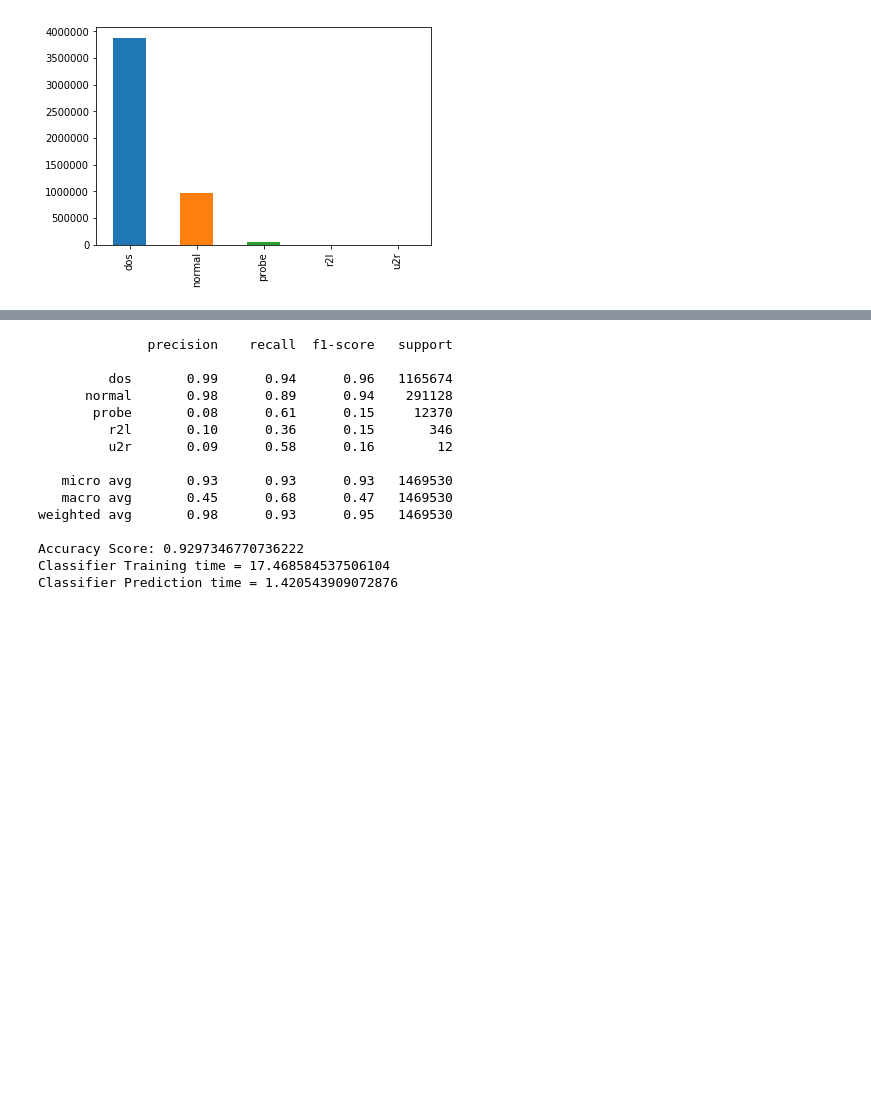
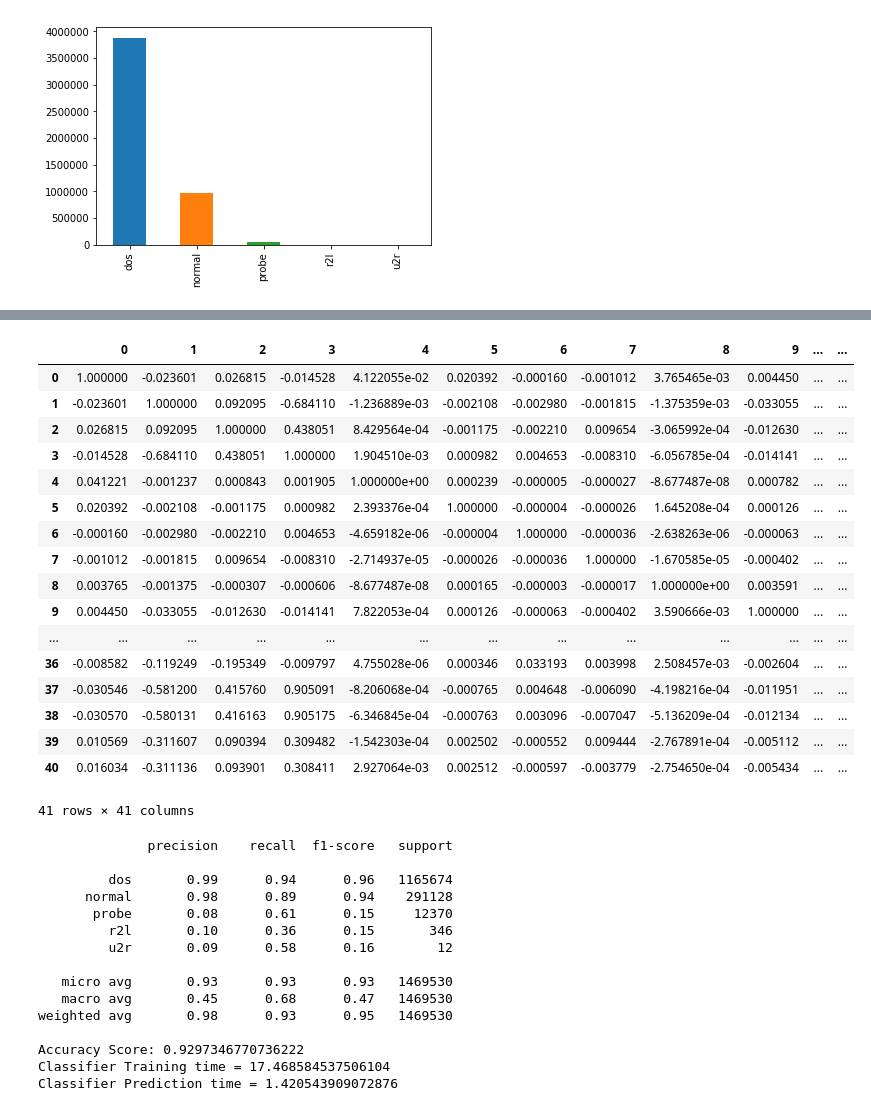
Before and after one commit to dtangster/cmpe255-project, a Jupyter notebook: Data_Exploration.ipynb, the cells around one changed output, grey strips where cells are left out. Drawn from its saved outputs; the diff is of its cells as text; code cells hidden in the pictures; blank space fills up the shorter version.

Commit message:
added describe and corr for whole dataset

```diff
--- a/Data_Exploration.ipynb
+++ b/Data_Exploration.ipynb
@@ -507,3 +521,26 @@ Name: 41, dtype: int64
+# %%
+'''Display Correlation Matrix 100%,
+the column we are interested is column 41 which is the label '''
+train_data_2.corr()
+# %% [output]
+|  | 0 | 1 | 2 | 3 | 4 | 5 | 6 | 7 | 8 | 9 | ... | ... |
+| 0 | 1.000000 | -0.023601 | 0.026815 | -0.014528 | 4.122055e-02 | 0.020392 | -0.000160 | -0.001012 | 3.765465e-03 | 0.004450 | ... | ... |
+| 1 | -0.023601 | 1.000000 | 0.092095 | -0.684110 | -1.236889e-03 | -0.002108 | -0.002980 | -0.001815 | -1.375359e-03 | -0.033055 | ... | ... |
+| 2 | 0.026815 | 0.092095 | 1.000000 | 0.438051 | 8.429564e-04 | -0.001175 | -0.002210 | 0.009654 | -3.065992e-04 | -0.012630 | ... | ... |
+| 3 | -0.014528 | -0.684110 | 0.438051 | 1.000000 | 1.904510e-03 | 0.000982 | 0.004653 | -0.008310 | -6.056785e-04 | -0.014141 | ... | ... |
+| 4 | 0.041221 | -0.001237 | 0.000843 | 0.001905 | 1.000000e+00 | 0.000239 | -0.000005 | -0.000027 | -8.677487e-08 | 0.000782 | ... | ... |
+| 5 | 0.020392 | -0.002108 | -0.001175 | 0.000982 | 2.393376e-04 | 1.000000 | -0.000004 | -0.000026 | 1.645208e-04 | 0.000126 | ... | ... |
+| 6 | -0.000160 | -0.002980 | -0.002210 | 0.004653 | -4.659182e-06 | -0.000004 | 1.000000 | -0.000036 | -2.638263e-06 | -0.000063 | ... | ... |
+| 7 | -0.001012 | -0.001815 | 0.009654 | -0.008310 | -2.714937e-05 | -0.000026 | -0.000036 | 1.000000 | -1.670585e-05 | -0.000402 | ... | ... |
+| 8 | 0.003765 | -0.001375 | -0.000307 | -0.000606 | -8.677487e-08 | 0.000165 | -0.000003 | -0.000017 | 1.000000e+00 | 0.003591 | ... | ... |
+| 9 | 0.004450 | -0.033055 | -0.012630 | -0.014141 | 7.822053e-04 | 0.000126 | -0.000063 | -0.000402 | 3.590666e-03 | 1.000000 | ... | ... |
+| ... | ... | ... | ... | ... | ... | ... | ... | ... | ... | ... | ... | ... |
+| 36 | -0.008582 | -0.119249 | -0.195349 | -0.009797 | 4.755028e-06 | 0.000346 | 0.033193 | 0.003998 | 2.508457e-03 | -0.002604 | ... | ... |
+| 37 | -0.030546 | -0.581200 | 0.415760 | 0.905091 | -8.206068e-04 | -0.000765 | 0.004648 | -0.006090 | -4.198216e-04 | -0.011951 | ... | ... |
+| 38 | -0.030570 | -0.580131 | 0.416163 | 0.905175 | -6.346845e-04 | -0.000763 | 0.003096 | -0.007047 | -5.136209e-04 | -0.012134 | ... | ... |
+| 39 | 0.010569 | -0.311607 | 0.090394 | 0.309482 | -1.542303e-04 | 0.002502 | -0.000552 | 0.009444 | -2.767891e-04 | -0.005112 | ... | ... |
+| 40 | 0.016034 | -0.311136 | 0.093901 | 0.308411 | 2.927064e-03 | 0.002512 | -0.000597 | -0.003779 | -2.754650e-04 | -0.005434 | ... | ... |
+41 rows × 41 columns
 # %%
 X = train_data_2.drop(columns=[41])
 y = train_data_2[[41]]
```
Also changed, not shown: parts of 1 cell of this notebook.
